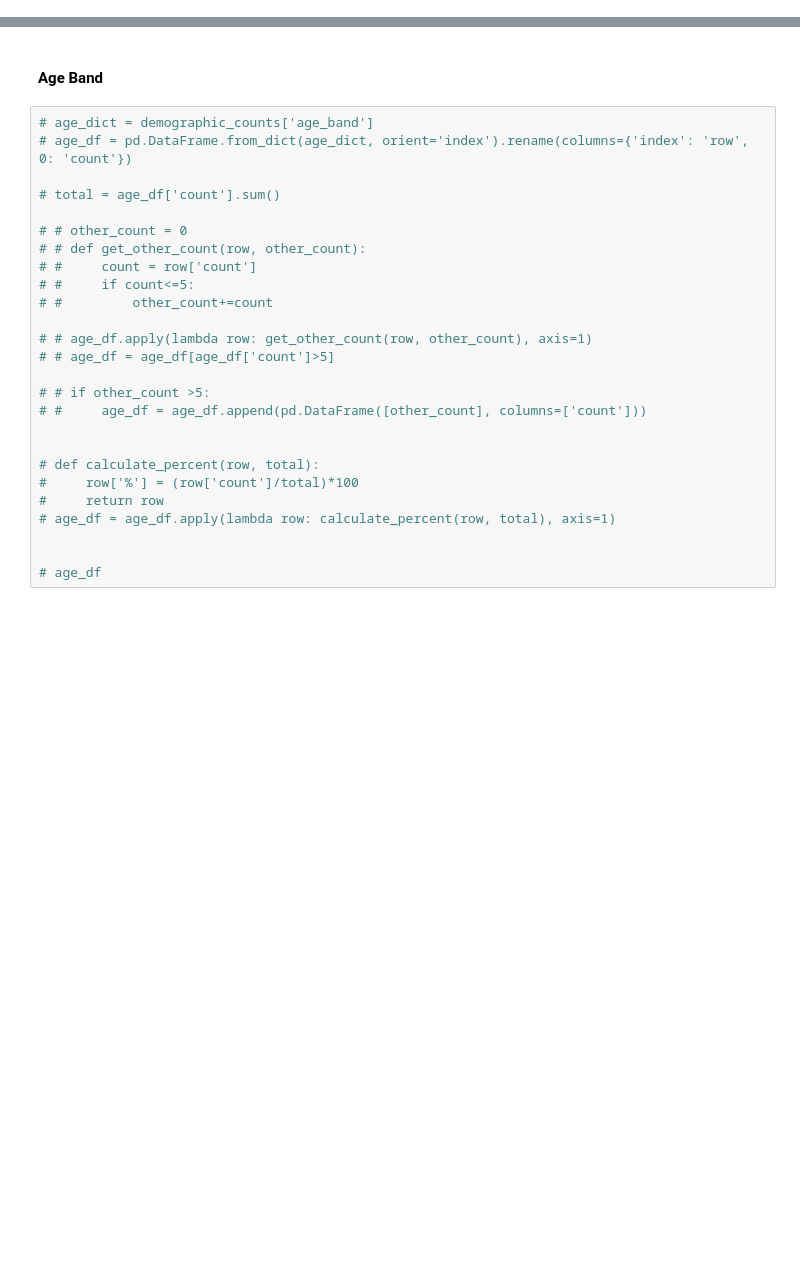
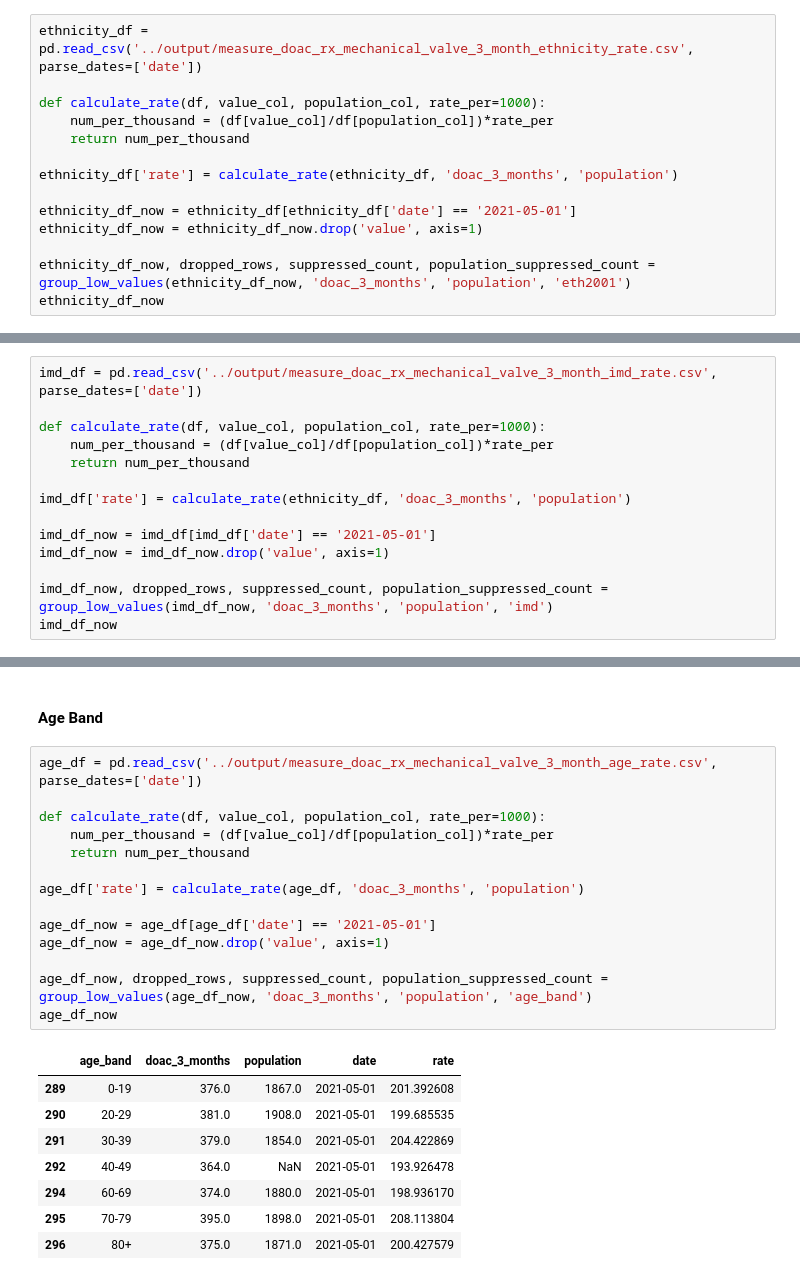
Before and after one commit to opensafely/mechanical-valve-anticoag, a Jupyter notebook: analysis/notebook.ipynb, the cells around one changed output, grey strips where cells are left out. Cells and saved outputs as stored; diff of their text form; blank space fills up the shorter version.

```diff
--- a/analysis/notebook.ipynb
+++ b/analysis/notebook.ipynb
@@ -324,0 +278,14 @@ population suppressed: 0
+# %%
+ethnicity_df = pd.read_csv('../output/measure_doac_rx_mechanical_valve_3_month_ethnicity_rate.csv', parse_dates=['date'])
+
+def calculate_rate(df, value_col, population_col, rate_per=1000):
+    num_per_thousand = (df[value_col]/df[population_col])*rate_per
+    return num_per_thousand
+
+ethnicity_df['rate'] = calculate_rate(ethnicity_df, 'doac_3_months', 'population')
+
+ethnicity_df_now = ethnicity_df[ethnicity_df['date'] == '2021-05-01']
+ethnicity_df_now = ethnicity_df_now.drop('value', axis=1)
+
+ethnicity_df_now, dropped_rows, suppressed_count, population_suppressed_count = group_low_values(ethnicity_df_now, 'doac_3_months', 'population', 'eth2001')
+ethnicity_df_now
@@ -380,0 +314,14 @@ population suppressed: 0
+# %%
+imd_df = pd.read_csv('../output/measure_doac_rx_mechanical_valve_3_month_imd_rate.csv', parse_dates=['date'])
+
+def calculate_rate(df, value_col, population_col, rate_per=1000):
+    num_per_thousand = (df[value_col]/df[population_col])*rate_per
+    return num_per_thousand
+
+imd_df['rate'] = calculate_rate(ethnicity_df, 'doac_3_months', 'population')
+
+imd_df_now = imd_df[imd_df['date'] == '2021-05-01']
+imd_df_now = imd_df_now.drop('value', axis=1)
+
+imd_df_now, dropped_rows, suppressed_count, population_suppressed_count = group_low_values(imd_df_now, 'doac_3_months', 'population', 'imd')
+imd_df_now
@@ -381,28 +344,25 @@ population suppressed: 0
 # %% [markdown]
 #### Age Band
-# %%
-# age_dict = demographic_counts['age_band']
-# age_df = pd.DataFrame.from_dict(age_dict, orient='index').rename(columns={'index': 'row', 0: 'count'})
-
-# total = age_df['count'].sum()
-
-# # other_count = 0
-# # def get_other_count(row, other_count):
-# #     count = row['count']
-# #     if count<=5:
-# #         other_count+=count
-
-# # age_df.apply(lambda row: get_other_count(row, other_count), axis=1)
-# # age_df = age_df[age_df['count']>5]
-
-# # if other_count >5:
-# #     age_df = age_df.append(pd.DataFrame([other_count], columns=['count']))
-
-
-# def calculate_percent(row, total):
-#     row['%'] = (row['count']/total)*100
-#     return row
-# age_df = age_df.apply(lambda row: calculate_percent(row, total), axis=1)
-
-
-# age_df
+# %%
+age_df = pd.read_csv('../output/measure_doac_rx_mechanical_valve_3_month_age_rate.csv', parse_dates=['date'])
+
+def calculate_rate(df, value_col, population_col, rate_per=1000):
+    num_per_thousand = (df[value_col]/df[population_col])*rate_per
+    return num_per_thousand
+
+age_df['rate'] = calculate_rate(age_df, 'doac_3_months', 'population')
+
+age_df_now = age_df[age_df['date'] == '2021-05-01']
+age_df_now = age_df_now.drop('value', axis=1)
+
+age_df_now, dropped_rows, suppressed_count, population_suppressed_count = group_low_values(age_df_now, 'doac_3_months', 'population', 'age_band')
+age_df_now
+# %% [output]
+|  | age_band | doac_3_months | population | date | rate |
+| 289 | 0-19 | 376.0 | 1867.0 | 2021-05-01 | 201.392608 |
+| 290 | 20-29 | 381.0 | 1908.0 | 2021-05-01 | 199.685535 |
+| 291 | 30-39 | 379.0 | 1854.0 | 2021-05-01 | 204.422869 |
+| 292 | 40-49 | 364.0 | NaN | 2021-05-01 | 193.926478 |
+| 294 | 60-69 | 374.0 | 1880.0 | 2021-05-01 | 198.936170 |
+| 295 | 70-79 | 395.0 | 1898.0 | 2021-05-01 | 208.113804 |
+| 296 | 80+ | 375.0 | 1871.0 | 2021-05-01 | 200.427579 |
```
Also changed, not shown: parts of 21 cells of this notebook.
